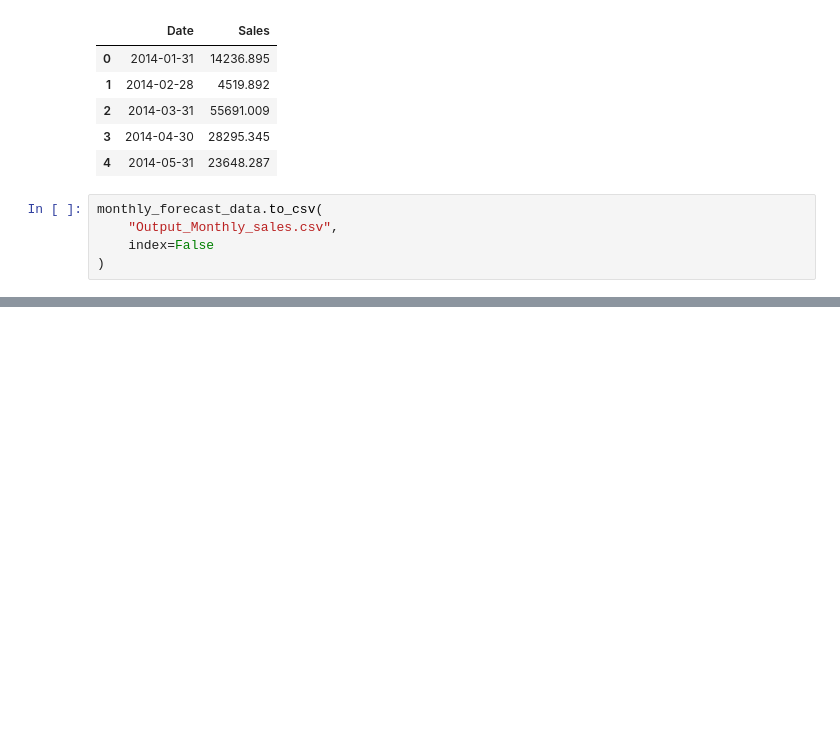
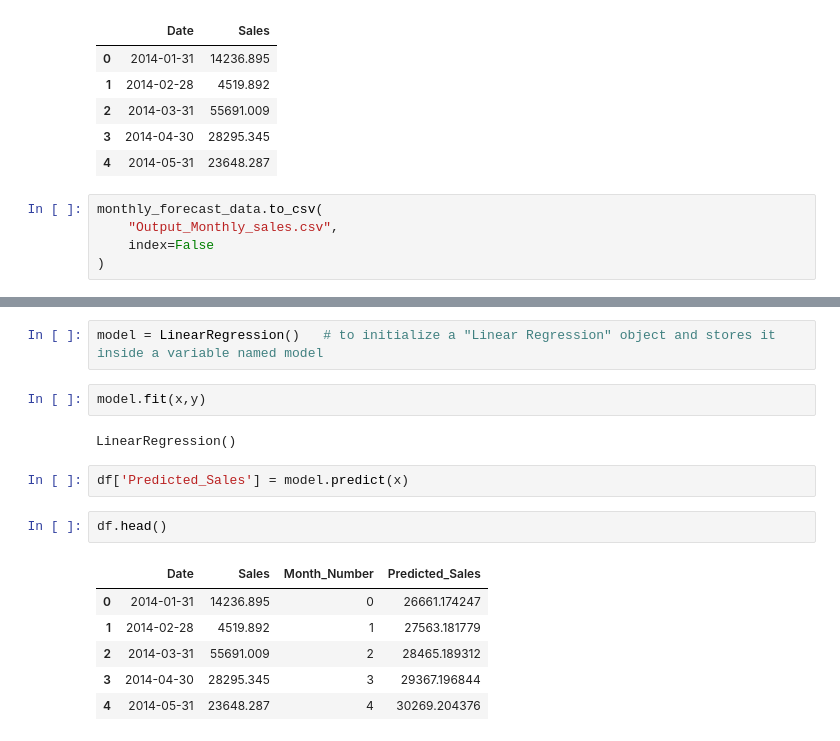
Before and after one commit to Rutu-2805/Predictive-Analytics-Project, a Jupyter notebook: Notebook/Predictive-analytics.ipynb, the cells around one changed output, grey strips where cells are left out. Saved outputs shown, nothing was run; the diff lists cells and outputs as text; blank space fills up the shorter version.

```diff
--- a/Notebook/Predictive-analytics.ipynb
+++ b/Notebook/Predictive-analytics.ipynb
@@ -395,0 +456,17 @@ monthly_forecast_data.to_csv(
+# %%
+model = LinearRegression()   # to initialize a "Linear Regression" object and stores it inside a variable named model
+# %%
+model.fit(x,y)
+# %% [output]
+LinearRegression()
+# %%
+df['Predicted_Sales'] = model.predict(x)
+# %%
+df.head()
+# %% [output]
+|  | Date | Sales | Month_Number | Predicted_Sales |
+| 0 | 2014-01-31 | 14236.895 | 0 | 26661.174247 |
+| 1 | 2014-02-28 | 4519.892 | 1 | 27563.181779 |
+| 2 | 2014-03-31 | 55691.009 | 2 | 28465.189312 |
+| 3 | 2014-04-30 | 28295.345 | 3 | 29367.196844 |
+| 4 | 2014-05-31 | 23648.287 | 4 | 30269.204376 |
```
Also changed, not shown: parts of 29 cells of this notebook, 1 other file.
